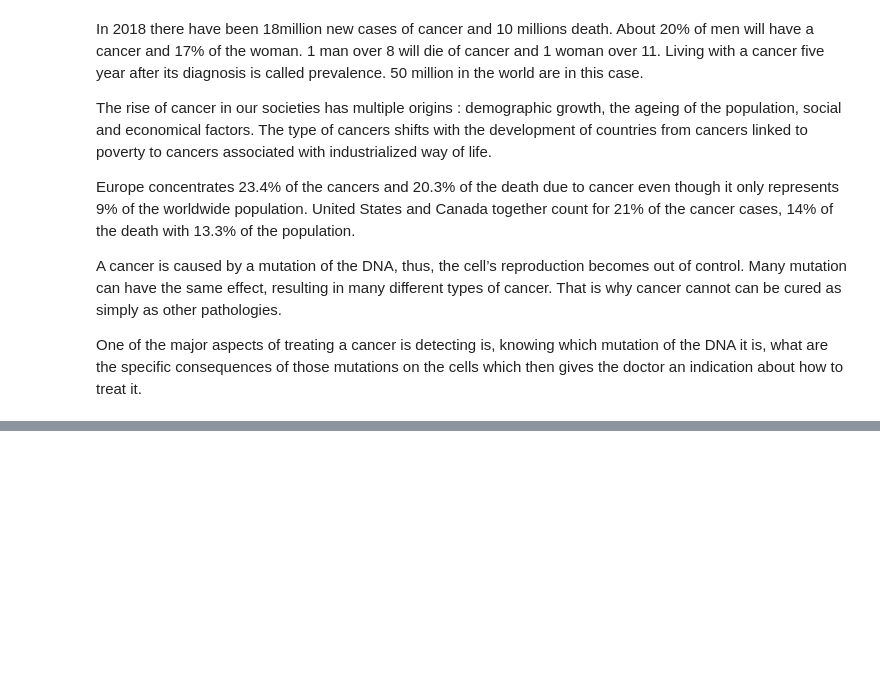
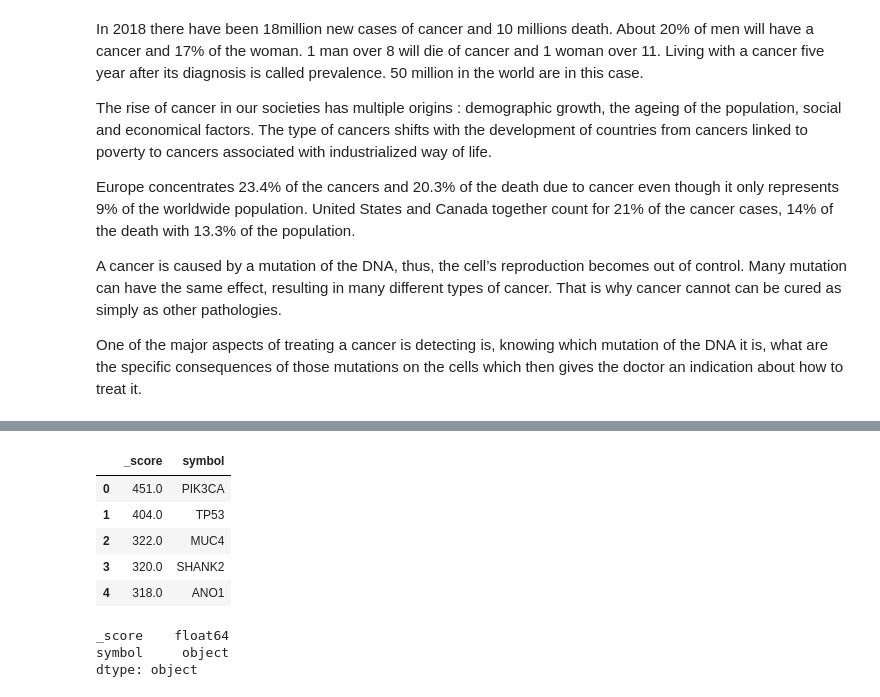
Before and after one commit to louis-oscarmorel/Cancer, a Jupyter notebook: Starting_kit.ipynb, the cells around one changed output, grey strips where cells are left out. Saved outputs shown, nothing was run; the diff lists cells and outputs as text; code cells hidden in the pictures; blank space fills up the shorter version.

```diff
--- a/Starting_kit.ipynb
+++ b/Starting_kit.ipynb
@@ -34,0 +150,15 @@ df.tail()
+# %%
+df_gene.head()
+# %% [output]
+|  | _score | symbol |
+| 0 | 451.0 | PIK3CA |
+| 1 | 404.0 | TP53 |
+| 2 | 322.0 | MUC4 |
+| 3 | 320.0 | SHANK2 |
+| 4 | 318.0 | ANO1 |
+# %%
+df_gene.dtypes
+# %% [output]
+_score    float64
+symbol     object
+dtype: object
```
Also changed, not shown: parts of 15 cells of this notebook.
